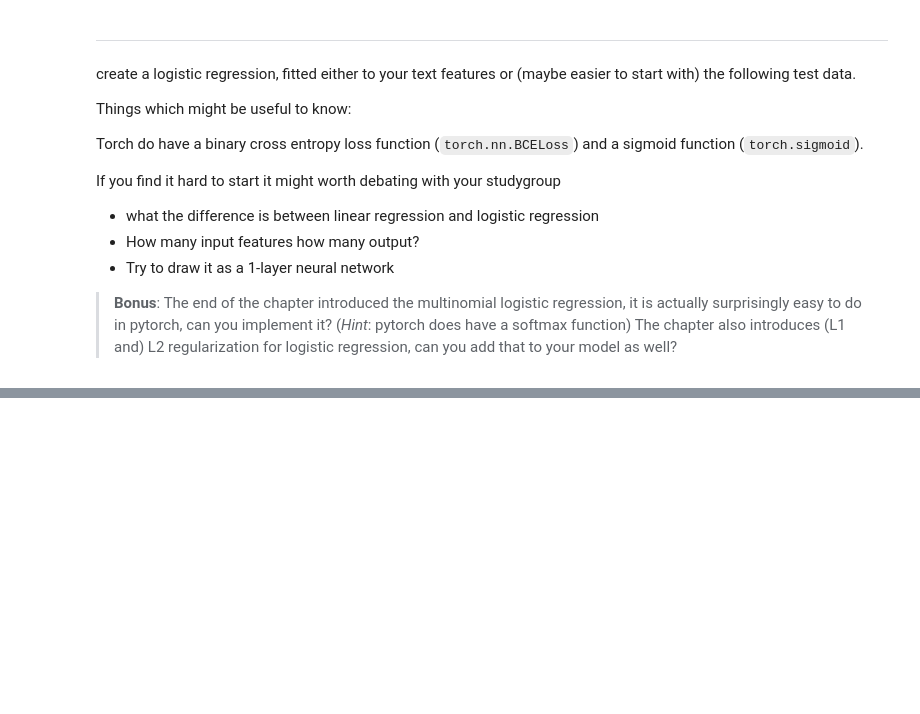
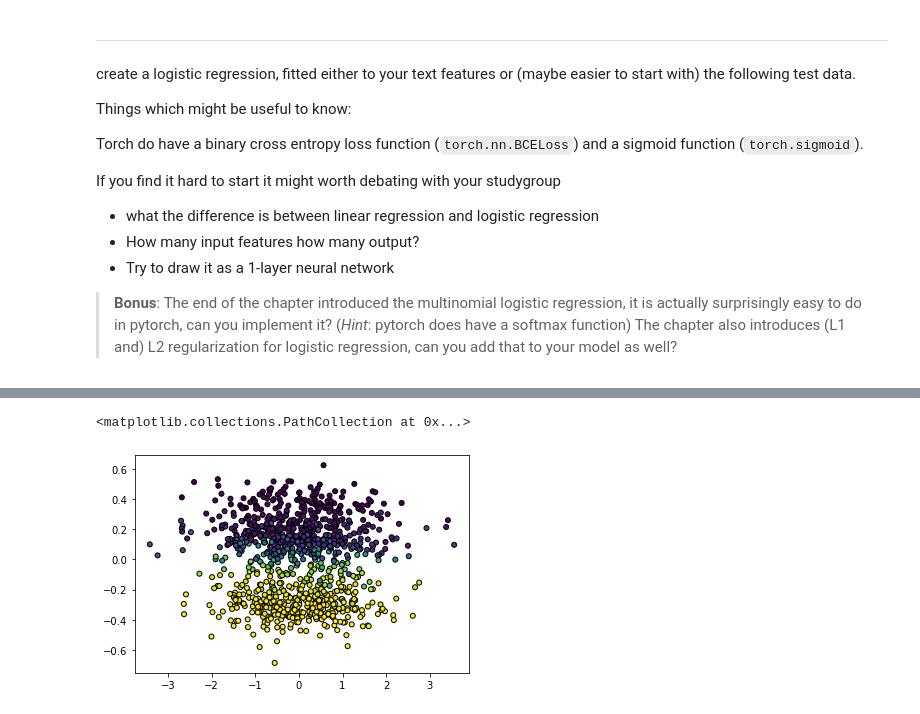
Before and after one commit to signekb/NLP-E21, a Jupyter notebook: syllabus/classes/class4/class4.ipynb, the cells around one changed output, grey strips where cells are left out. Cells and saved outputs as stored; diff of their text form; code cells hidden in the pictures; blank space fills up the shorter version.

```diff
--- a/syllabus/classes/class4/class4.ipynb
+++ b/syllabus/classes/class4/class4.ipynb
@@ -270,0 +392,7 @@ plt.scatter(X_numpy[:, 0], X_numpy[:, 1], marker='o', c=y_numpy,
+# %%
+# only plotting 2 out of 10 features
+plt.scatter(X_numpy[:, 0], X_numpy[:, 1], marker='o', c=predicted,
+            s=25, edgecolor='k')
+# %% [output]
+<matplotlib.collections.PathCollection at 0x...>
+[figure, added]
```
Also changed, not shown: parts of 13 cells of this notebook.
